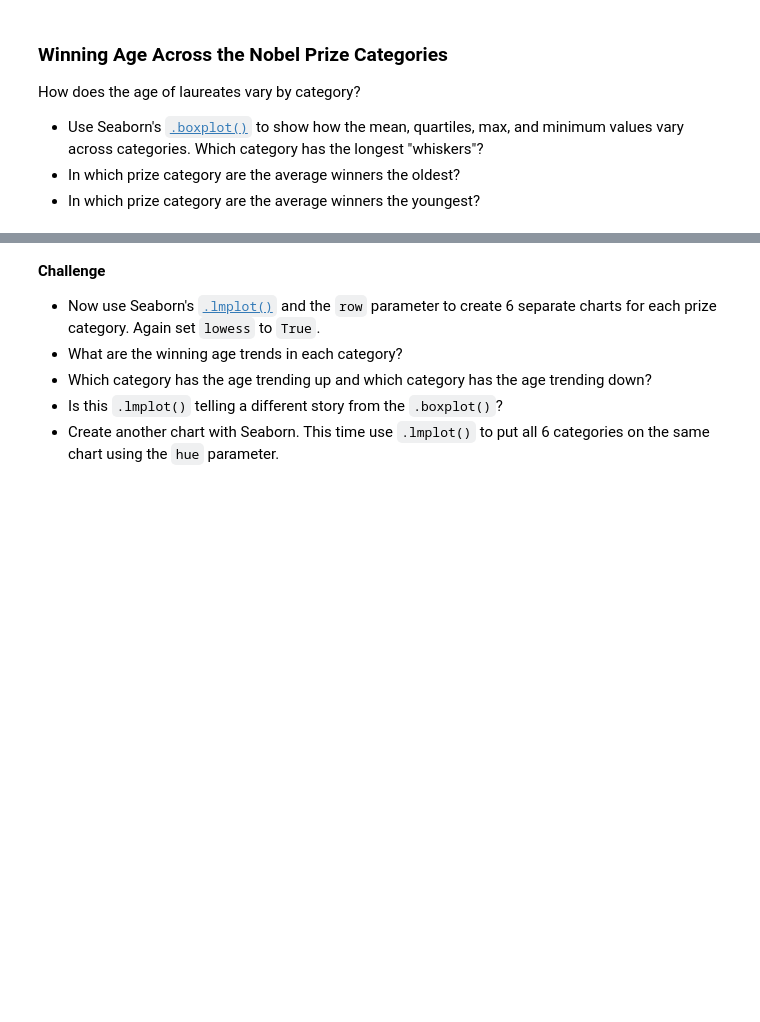
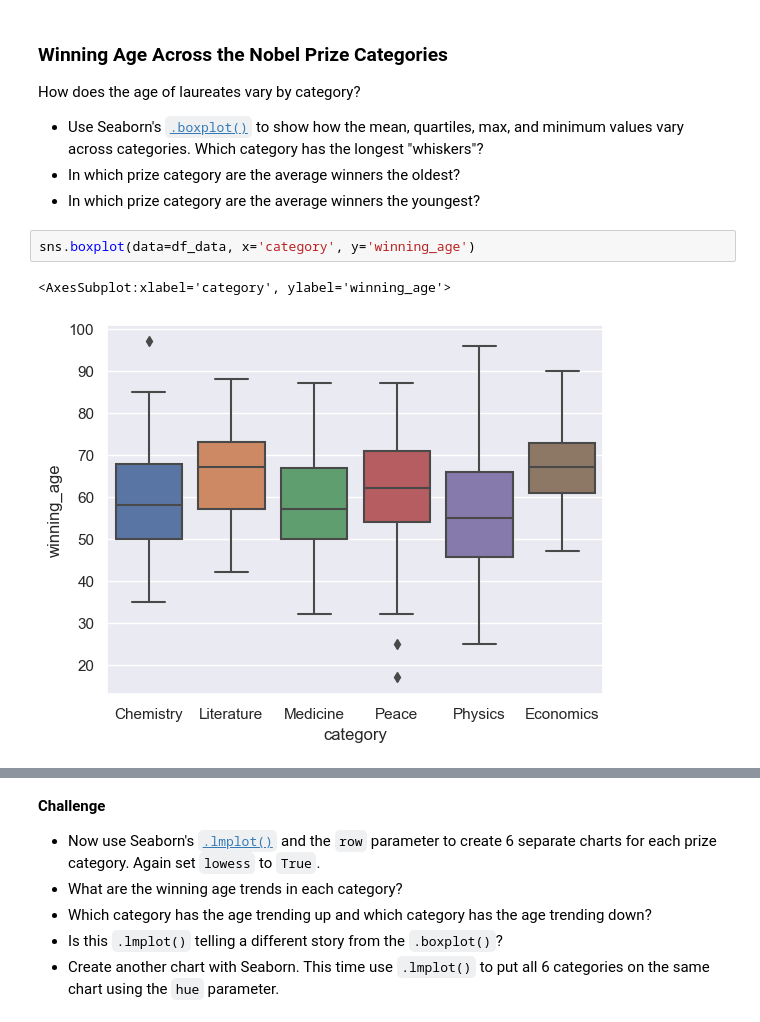
Before and after one commit to noah-clements/100Days-Python-Course, a Jupyter notebook: Nobel+Prize+Analysis/Nobel_Prize_Analysis.ipynb, the cells around one changed output, grey strips where cells are left out. Cells and saved outputs as stored; diff of their text form; blank space fills up the shorter version.

```diff
--- a/Nobel+Prize+Analysis/Nobel_Prize_Analysis.ipynb
+++ b/Nobel+Prize+Analysis/Nobel_Prize_Analysis.ipynb
@@ -1117,3 +1117,8 @@ How does the age of laureates vary by category?
 * Use Seaborn's [`.boxplot()`](https://seaborn.pydata.org/generated/seaborn.boxplot.html?highlight=boxplot#seaborn.boxplot) to show how the mean, quartiles, max, and minimum values vary across categories. Which category has the longest "whiskers"?
 * In which prize category are the average winners the oldest?
 * In which prize category are the average winners the youngest?
+# %%
+sns.boxplot(data=df_data, x='category', y='winning_age')
+# %% [output]
+<AxesSubplot:xlabel='category', ylabel='winning_age'>
+[figure, added]
```
Also changed, not shown: parts of 2 cells of this notebook.
